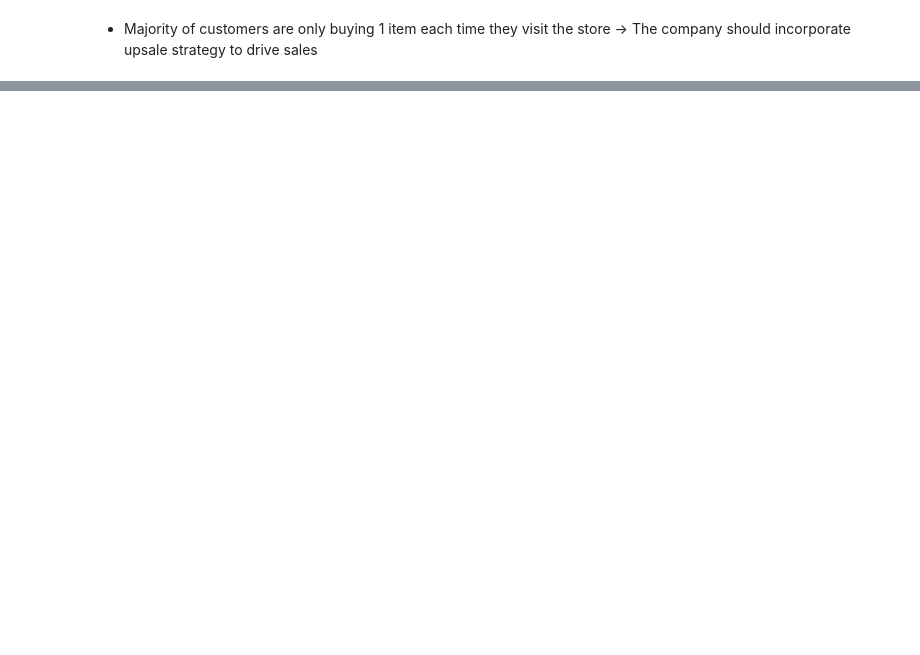
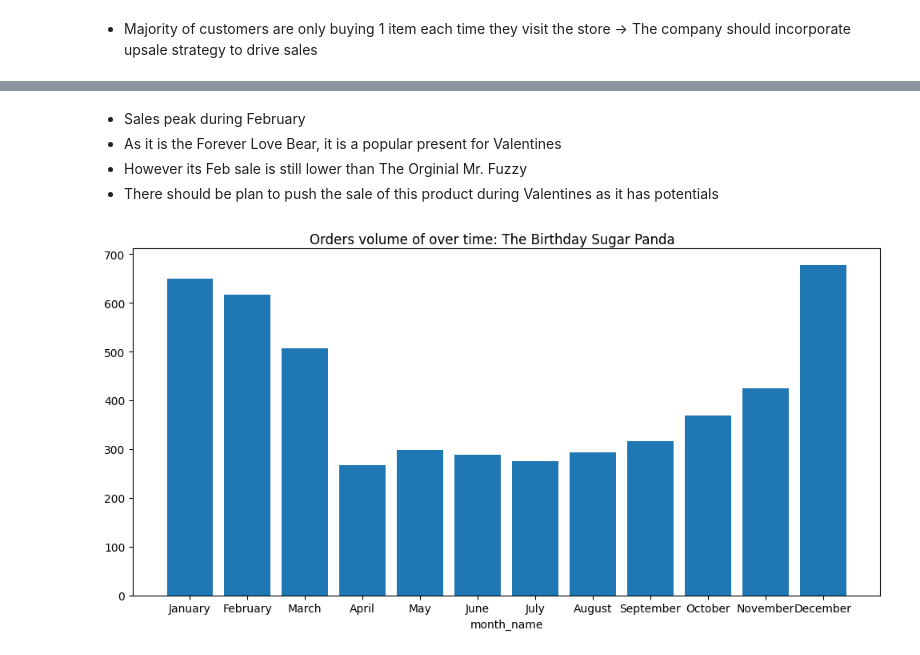
Before and after one commit to chaulnb05/Fuzzy_Ecom, a Jupyter notebook: Notebooks/eda.ipynb, the cells around one changed output, grey strips where cells are left out. Cells and saved outputs as stored; diff of their text form; code cells hidden in the pictures; blank space fills up the shorter version.

```diff
--- a/Notebooks/eda.ipynb
+++ b/Notebooks/eda.ipynb
@@ -84,0 +195,11 @@ charts.data_over_time(orders_df["order_id"],orders_df["month"])
+# %% [markdown]
+- Sales peak during February
+- As it is the Forever Love Bear, it is a popular present for Valentines
+- However its Feb sale is still lower than The Orginial Mr. Fuzzy
+- There should be plan to push the sale of this product during Valentines as it has potentials
+# %%
+pid3_orders = order_item_df[order_item_df["product_id"]==3]
+fig = charts.data_over_time(pid3_orders,['month_name'],"Orders volume of over time: The Birthday Sugar Panda")
+fig.set_size_inches(10,5)
+# %% [output]
+[figure, added]
```
Also changed, not shown: parts of 21 cells of this notebook, 4 other files.
